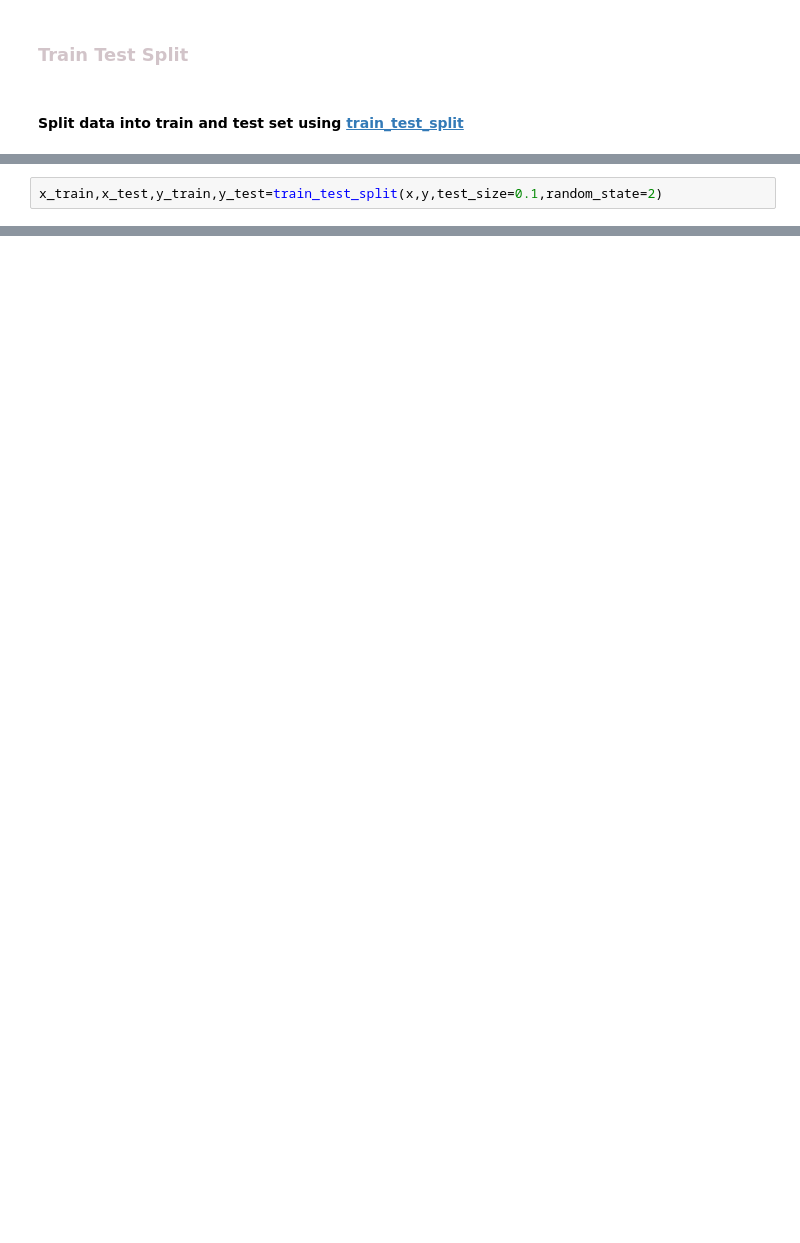
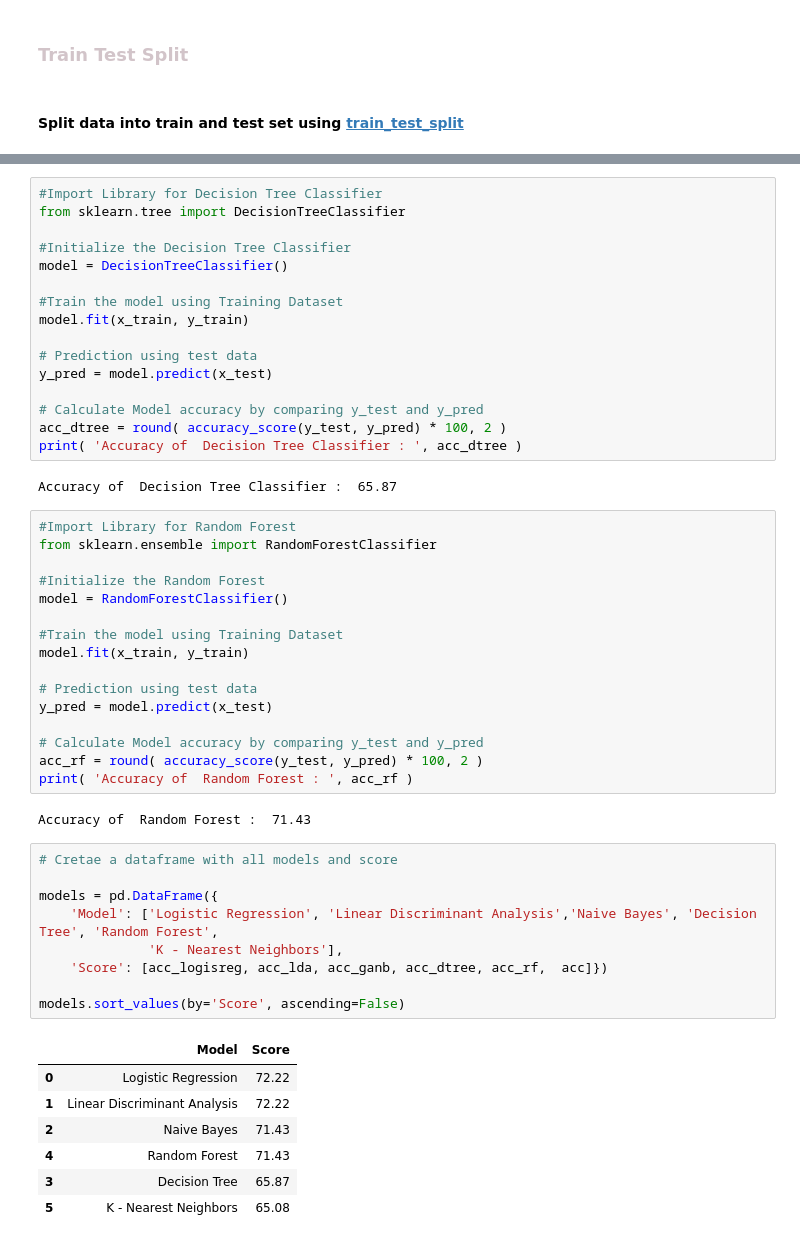
Before and after one commit to shubhangi24kashid/SkyCast, a Jupyter notebook: detection.ipynb, the cells around one changed output, grey strips where cells are left out. Cells and saved outputs as stored; diff of their text form; blank space fills up the shorter version.

Commit message:
major change + adding model building

```diff
--- a/detection.ipynb
+++ b/detection.ipynb
@@ -583,2 +619,0 @@ array([0, 2, 4, 3, 1])
-# %%
-x_train,x_test,y_train,y_test=train_test_split(x,y,test_size=0.1,random_state=2)
@@ -665,0 +679,53 @@ max    1.445380e+00
+# %%
+#Import Library for Decision Tree Classifier
+from sklearn.tree import DecisionTreeClassifier
+
+#Initialize the Decision Tree Classifier
+model = DecisionTreeClassifier()
+
+#Train the model using Training Dataset
+model.fit(x_train, y_train)
+
+# Prediction using test data
+y_pred = model.predict(x_test)
+
+# Calculate Model accuracy by comparing y_test and y_pred
+acc_dtree = round( accuracy_score(y_test, y_pred) * 100, 2 )
+print( 'Accuracy of  Decision Tree Classifier : ', acc_dtree )
+# %% [output]
+Accuracy of  Decision Tree Classifier :  65.87
+# %%
+#Import Library for Random Forest
+from sklearn.ensemble import RandomForestClassifier
+
+#Initialize the Random Forest
+model = RandomForestClassifier()
+
+#Train the model using Training Dataset
+model.fit(x_train, y_train)
+
+# Prediction using test data
+y_pred = model.predict(x_test)
+
+# Calculate Model accuracy by comparing y_test and y_pred
+acc_rf = round( accuracy_score(y_test, y_pred) * 100, 2 )
+print( 'Accuracy of  Random Forest : ', acc_rf )
+# %% [output]
+Accuracy of  Random Forest :  71.43
+# %%
+# Cretae a dataframe with all models and score
+
+models = pd.DataFrame({
+    'Model': ['Logistic Regression', 'Linear Discriminant Analysis','Naive Bayes', 'Decision Tree', 'Random Forest',
+              'K - Nearest Neighbors'],
+    'Score': [acc_logisreg, acc_lda, acc_ganb, acc_dtree, acc_rf,  acc]})
+
+models.sort_values(by='Score', ascending=False)
+# %% [output]
+|  | Model | Score |
+| 0 | Logistic Regression | 72.22 |
+| 1 | Linear Discriminant Analysis | 72.22 |
+| 2 | Naive Bayes | 71.43 |
+| 4 | Random Forest | 71.43 |
+| 3 | Decision Tree | 65.87 |
+| 5 | K - Nearest Neighbors | 65.08 |
```
Also changed, not shown: parts of 24 cells of this notebook.
